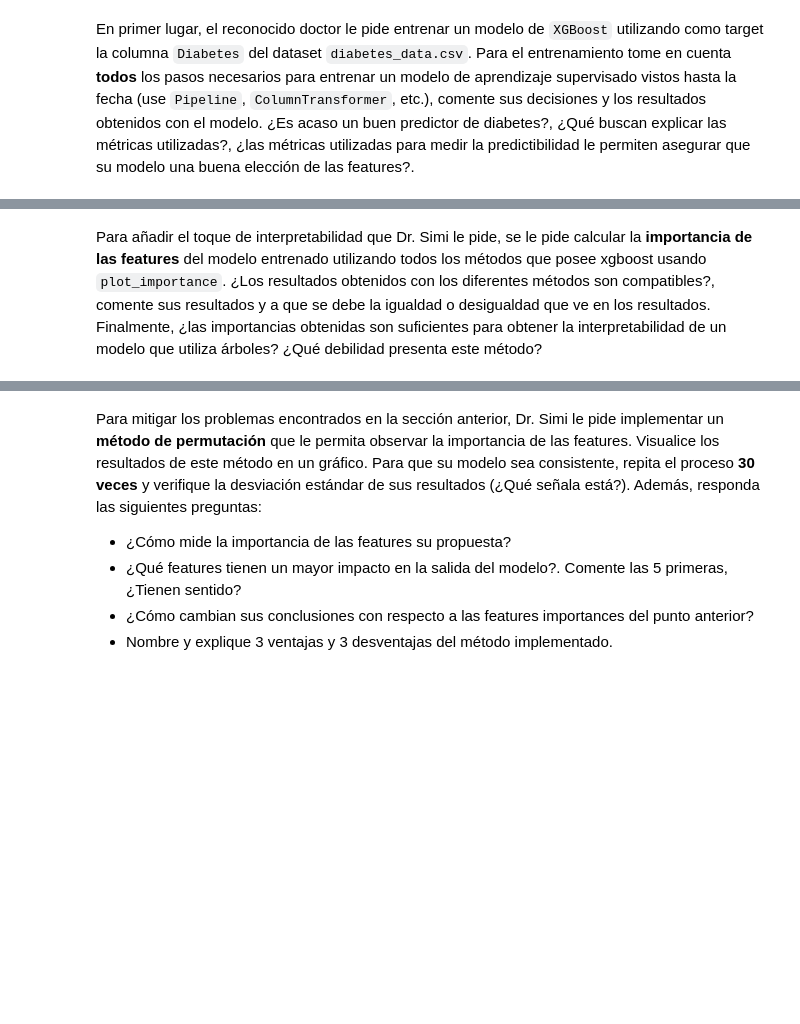
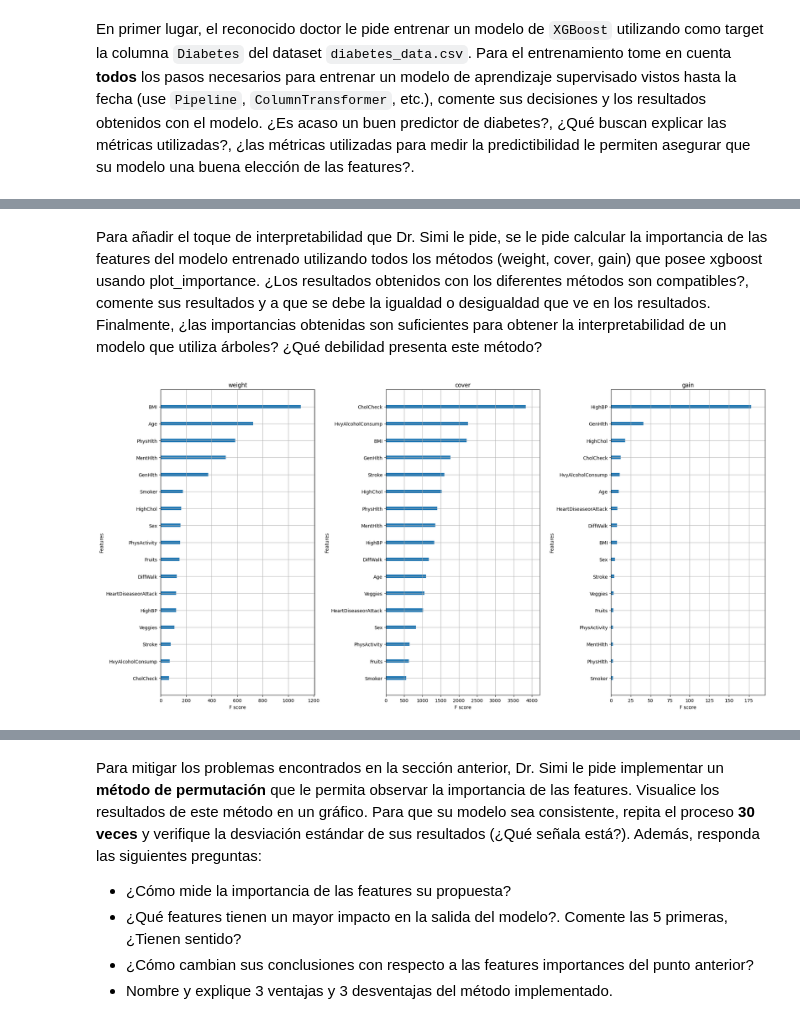
Before and after one commit to johnny-godoy/laboratorios-mds, a Jupyter notebook: 2023/lab10/laboratorio_10.ipynb, the cells around one changed output, grey strips where cells are left out. Cells and saved outputs as stored; diff of their text form; code cells hidden in the pictures; blank space fills up the shorter version.

Commit message:
logro: corre xgboost y computa su importancia

```diff
--- a/2023/lab10/laboratorio_10.ipynb
+++ b/2023/lab10/laboratorio_10.ipynb
@@ -81,0 +86,3 @@ En primer lugar, el reconocido doctor le pide entrenar un modelo de `XGBoost` ut
+# %%
+X = df.drop(columns=["Diabetes"])
+y = df["Diabetes"]
@@ -81,0 +124,20 @@ En primer lugar, el reconocido doctor le pide entrenar un modelo de `XGBoost` ut
+# %%
+clf = make_pipeline(
+    OrdinalEncoder(
+        dtype=np.float32,  # Más eficiente para XGBoost
+        handle_unknown="use_encoded_value",  # Evita errores en el test set
+        unknown_value=-1,  # Valor no importa, pero debe ser distinto a los demás
+    ),
+    xgb.XGBClassifier(),
+)
+clf.set_output(transform="pandas")
+df_eval = tabla_evaluacion(
+    clf,
+    X,
+    y,
+    return_train_score=True,
+    cv=10,
+    scoring=("precision", "recall", "f1"),
+    n_jobs=-2,
+)
+df_eval
@@ -86,4 +188,4 @@ En primer lugar, el reconocido doctor le pide entrenar un modelo de `XGBoost` ut
   <img src="https://media.tenor.com/5JAj5_IiagEAAAAd/dr-simi-dr-simi-dance.gif" width="400">
 </p>
 # %% [markdown]
-Para añadir el toque de interpretabilidad que Dr. Simi le pide, se le pide calcular la **importancia de las features** del modelo entrenado utilizando todos los métodos que posee xgboost usando `plot_importance`. ¿Los resultados obtenidos con los diferentes métodos son compatibles?, comente sus resultados y a que se debe la igualdad o desigualdad que ve en los resultados. Finalmente, ¿las importancias obtenidas son suficientes para obtener la interpretabilidad de un modelo que utiliza árboles? ¿Qué debilidad presenta este método?
+Para añadir el toque de interpretabilidad que Dr. Simi le pide, se le pide calcular la importancia de las features del modelo entrenado utilizando todos los métodos (weight, cover, gain) que posee xgboost usando plot_importance. ¿Los resultados obtenidos con los diferentes métodos son compatibles?, comente sus resultados y a que se debe la igualdad o desigualdad que ve en los resultados. Finalmente, ¿las importancias obtenidas son suficientes para obtener la interpretabilidad de un modelo que utiliza árboles? ¿Qué debilidad presenta este método?
@@ -91,0 +192,12 @@ Para añadir el toque de interpretabilidad que Dr. Simi le pide, se le pide calc
+# %%
+clf.fit(X, y);
+# %%
+fig, axes = plt.subplots(ncols=3, figsize=(20, 10))
+importance_types = ("weight", "cover", "gain")
+for method, ax in zip(importance_types, axes):
+    xgb.plot_importance(
+        clf[1], importance_type=method, title=method, ax=ax, show_values=False
+    )
+plt.tight_layout()
+# %% [output]
+[figure, added]
```
Also changed, not shown: parts of 10 cells of this notebook.
